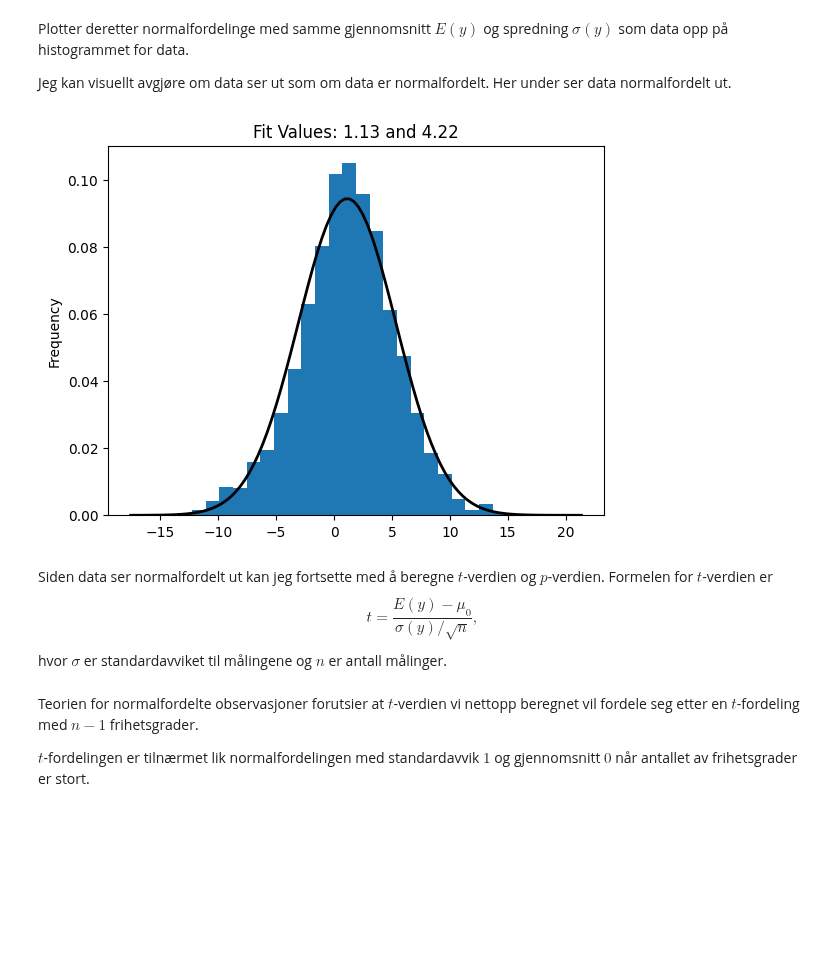
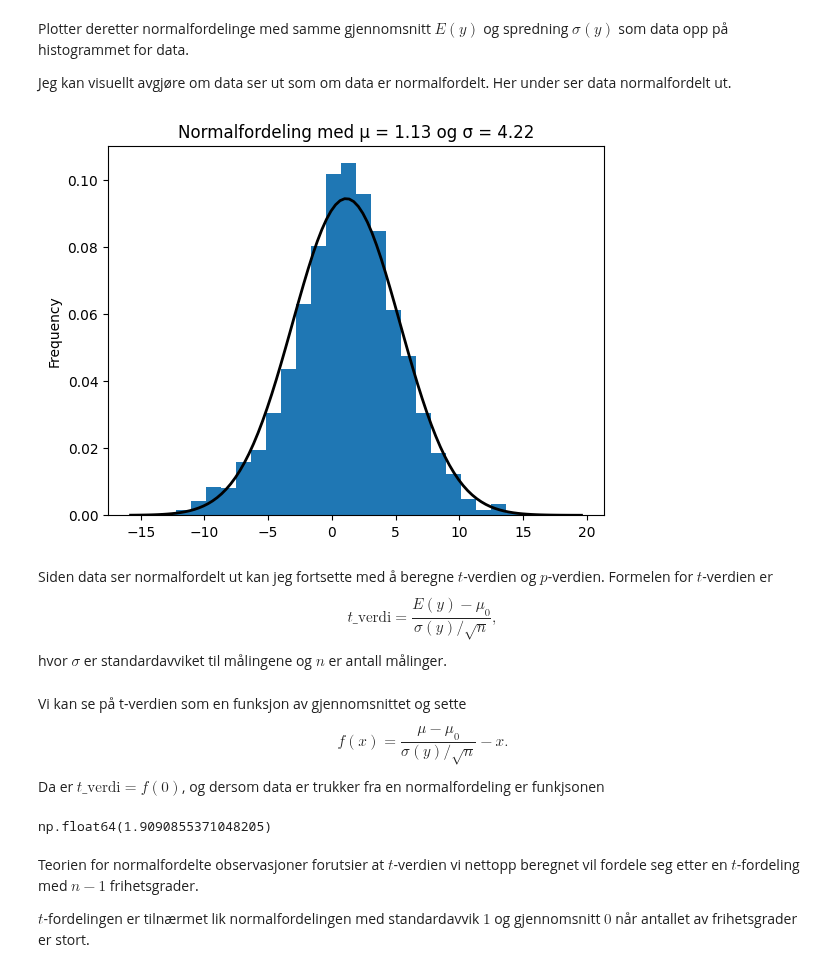
Before and after one commit to mbr085/V25MAT102, a Jupyter notebook: notebooks/uke12/hypotesetest.ipynb, the cells around one changed output. Saved outputs shown, nothing was run; the diff lists cells and outputs as text; code cells hidden in the pictures; blank space fills up the shorter version.

```diff
--- a/notebooks/uke12/hypotesetest.ipynb
+++ b/notebooks/uke12/hypotesetest.ipynb
@@ -153,19 +210,27 @@ Jeg kan visuellt avgjøre om data ser ut som om data er normalfordelt. Her under
 # %%
 mu, std = scipy.stats.norm.fit(data2['temperaturdifferanse'])
 data2['temperaturdifferanse'].plot(kind='hist', bins=30, density=True)
 range = np.arange(-10, 10, 0.01)
 # plt.plot(range, norm.pdf(range,0,4))
-xmin, xmax = plt.xlim()
+xmin = np.min(y)
+xmax = np.max(y)
+#xmin, xmax = plt.xlim()
 plt.plot(np.linspace(xmin, xmax, 100), scipy.stats.norm.pdf(np.linspace(xmin, xmax, 100), mu, std), 'k', linewidth=2)
-title = "Fit Values: {:.2f} and {:.2f}".format(mu, std)
+title = "Normalfordeling med μ = {:.2f} og σ = {:.2f}".format(mu, std)
 plt.title(title);
 # %% [output]
-[figure, old version]
+[figure, new version]
 # %% [markdown]
 Siden data ser normalfordelt ut kan jeg fortsette med å beregne $t$-verdien og
 $p$-verdien. Formelen for $t$-verdien er
-$$t = \frac{E(y) - \mu_0}{\sigma(y)/\sqrt{n}},$$ hvor $\sigma$ er
+$$t\_\text{verdi} = \frac{E(y) - \mu_0}{\sigma(y)/\sqrt{n}},$$ hvor $\sigma$ er
 standardavviket til målingene og $n$ er antall målinger.
+# %% [markdown]
+Vi kan se på t-verdien som en funksjon av gjennomsnittet og sette
+
+$$f(x) = \frac{\mu - \mu_0}{\sigma(y)/\sqrt{n}} - x.$$
+
+Da er $t\_\text{verdi} = f(0)$, og dersom data er trukker fra en normalfordeling er funkjsonen
 # %%
 # gjennomsnitt og standardavvik
 Ey, sigmay = np.mean(y), np.std(y)
@@ -174,3 +239,7 @@ t = (Ey - 1)/(sigmay / np.sqrt(len(y)))
+# %%
+t_verdi
+# %% [output]
+np.float64(1.9090855371048205)
 # %% [markdown]
 Teorien for normalfordelte observasjoner forutsier at $t$-verdien vi nettopp beregnet vil fordele seg etter en $t$-fordeling med $n-1$ frihetsgrader.
 
```
Also changed, not shown: parts of 86 cells of this notebook, 2 other files.
